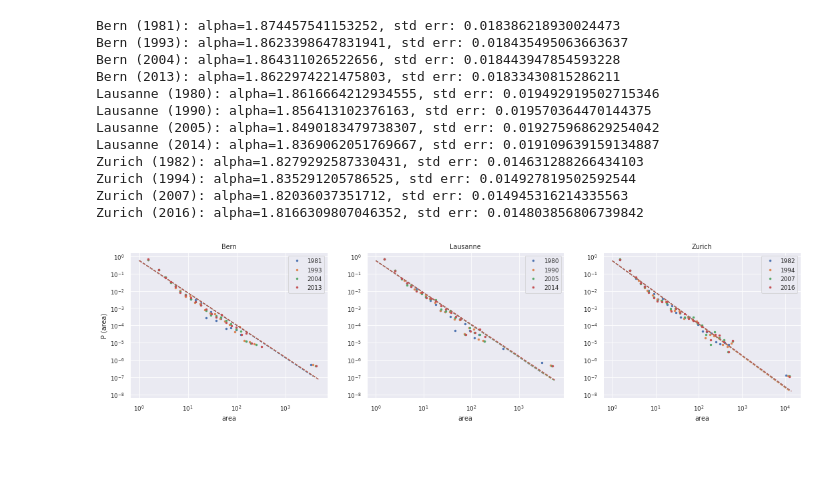
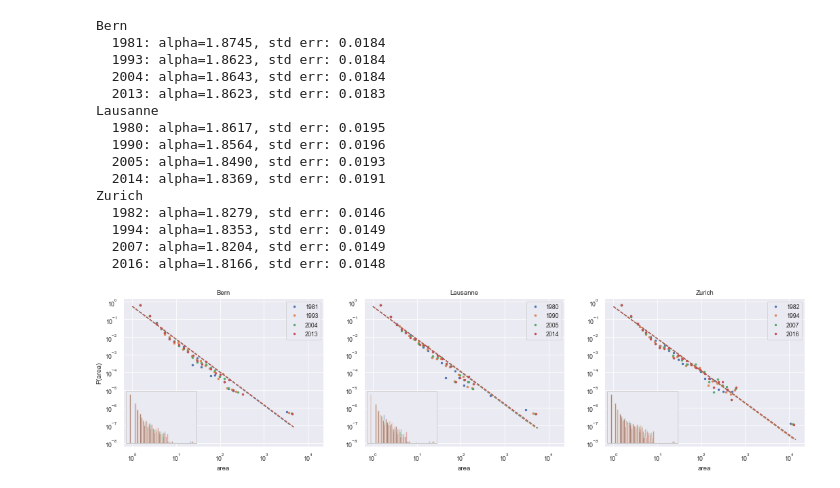
Before and after one commit to martibosch/swiss-urbanization, a Jupyter notebook: notebooks/size_frequency_distribution.ipynb, the cells around one changed output. Drawn from its saved outputs; the diff is of its cells as text; code cells hidden in the pictures; blank space fills up the shorter version.

Commit message:
updated size freq distribution plot

```diff
--- a/notebooks/size_frequency_distribution.ipynb
+++ b/notebooks/size_frequency_distribution.ipynb
@@ -50,44 +52,54 @@ for agglomeration_slug in agglomeration_slugs:
 # %%
 num_cities = len(agglomeration_slugs)
 current_palette = sns.color_palette()
 fig = plt.figure(figsize=(num_cities * figwidth, figheight))
-ax = None  # to pass as `sharey` argument in the first iteration
+ax = None  # to pass as `sharex`/`sharey` arguments in the first iteration
 
 for i, agglomeration_slug in enumerate(agglomeration_slugs, start=1):
     # print(agglomeration_slug.capitalize())
     sta = agglomeration_dict[agglomeration_slug]
-    ax = fig.add_subplot(1, num_cities, i, sharey=ax)
+    ax = fig.add_subplot(1, num_cities, i, sharex=ax, sharey=ax)
+    axin = inset_locator.inset_axes(ax, width='35%', height='35%', loc=3)
+    print(f'{agglomeration_slug.capitalize()}')
     for k, (date, landscape) in enumerate(zip(sta.dates, sta.landscapes)):
         area_ser = landscape.area(urban_class)
 
         ax.set_title(agglomeration_slug.capitalize())
         color = current_palette[k]
 
         powerlaw.plot_pdf(area_ser, ax=ax, color=color,
                           linestyle='None', marker='.', label=date)
+        sns.distplot(
+            np.log(area_ser), kde=False, ax=axin, color=color, hist_kws={'log': True})
         # `xmin=1` because patches cannot have 0 area
         # `discrete=True` because patches are groups of pixels
         fit = powerlaw.Fit(
             area_ser.values, xmin=1, discrete=True, verbose=False)
         fit.power_law.plot_pdf(ax=ax, color=color, linestyle='--')
-        print(f'{agglomeration_slug.capitalize()} ({date}): alpha={fit.alpha}, std err: {fit.sigma}')
+        print(f'  {date}: alpha={fit.alpha:.4f}, std err: {fit.sigma:.4f}')
 
     ax.legend()
     ax.set_xlabel('area')
+    axin.set_xticks([])
+    axin.set_yticks([])
+    axin.axes.get_xaxis().set_visible(False)
 
-fig.axes[0].set_ylabel('P (area)')
+fig.axes[0].set_ylabel('P(area)')
 fig.savefig('../reports/figures/size_frequency_distribution.pdf', **savefig_kws)
 # %% [output]
-Bern (1981): alpha=1.874457541153252, std err: 0.018386218930024473
-Bern (1993): alpha=1.8623398647831941, std err: 0.018435495063663637
-Bern (2004): alpha=1.864311026522656, std err: 0.018443947854593228
-Bern (2013): alpha=1.8622974221475803, std err: 0.01833430815286211
-Lausanne (1980): alpha=1.8616664212934555, std err: 0.019492919502715346
-Lausanne (1990): alpha=1.856413102376163, std err: 0.019570364470144375
-Lausanne (2005): alpha=1.8490183479738307, std err: 0.019275968629254042
-Lausanne (2014): alpha=1.8369062051769667, std err: 0.019109639159134887
-Zurich (1982): alpha=1.8279292587330431, std err: 0.014631288266434103
-Zurich (1994): alpha=1.835291205786525, std err: 0.014927819502592544
-Zurich (2007): alpha=1.82036037351712, std err: 0.014945316214335563
-Zurich (2016): alpha=1.8166309807046352, std err: 0.014803856806739842
+Bern
+  1981: alpha=1.8745, std err: 0.0184
+  1993: alpha=1.8623, std err: 0.0184
+  2004: alpha=1.8643, std err: 0.0184
+  2013: alpha=1.8623, std err: 0.0183
+Lausanne
+  1980: alpha=1.8617, std err: 0.0195
+  1990: alpha=1.8564, std err: 0.0196
+  2005: alpha=1.8490, std err: 0.0193
+  2014: alpha=1.8369, std err: 0.0191
+Zurich
+  1982: alpha=1.8279, std err: 0.0146
+  1994: alpha=1.8353, std err: 0.0149
+  2007: alpha=1.8204, std err: 0.0149
+  2016: alpha=1.8166, std err: 0.0148
-[figure, old version]
+[figure, new version]
```
Also changed, not shown: parts of 2 cells of this notebook.
